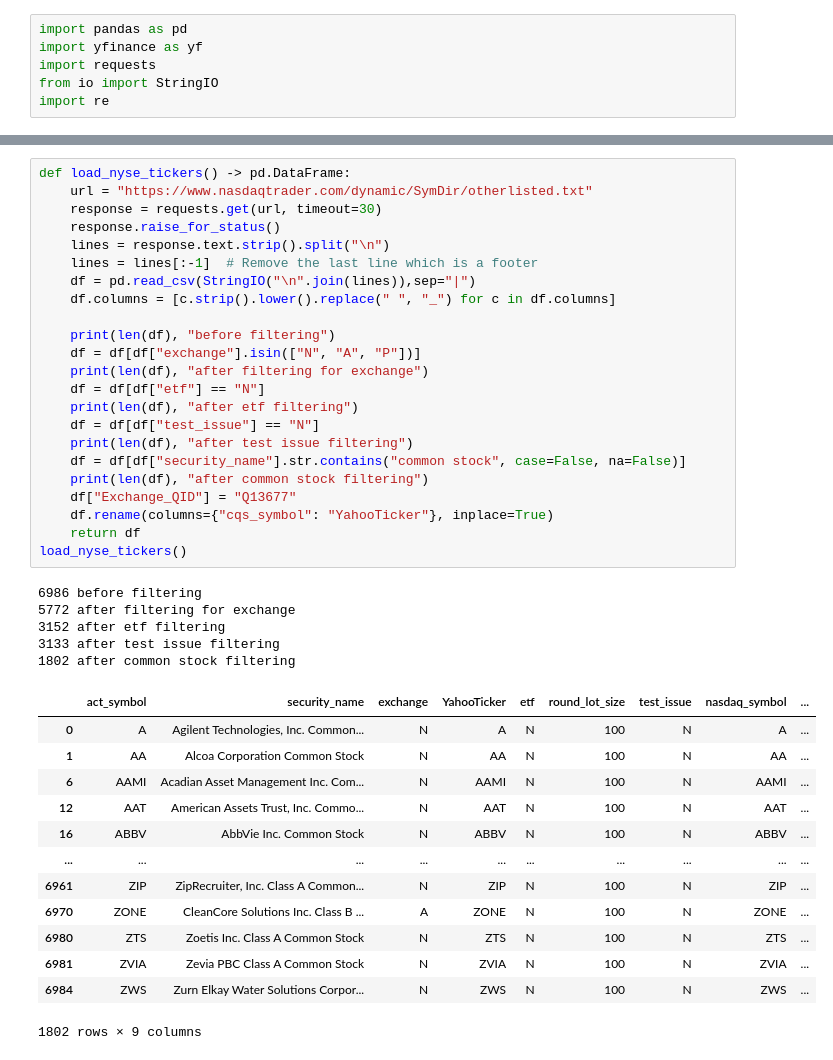
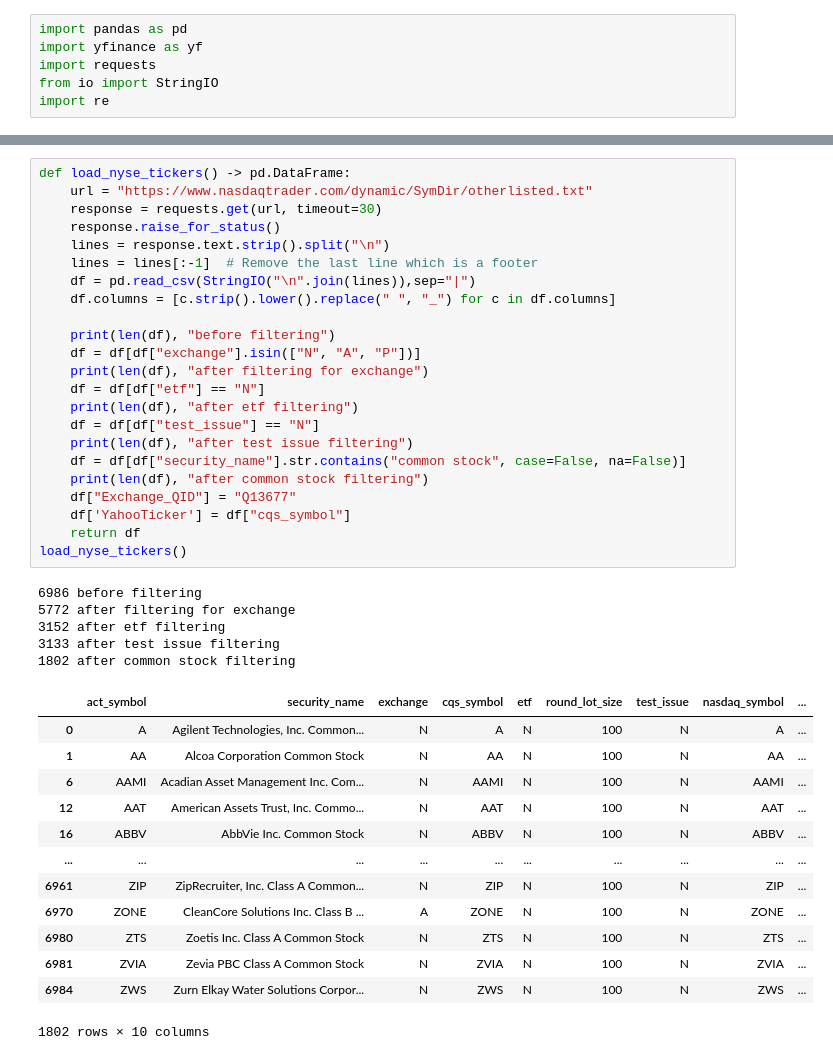
Before and after one commit to KonradSchumacher/DivAnalysisGNN, a Jupyter notebook: get_tickers.ipynb, the cells around one changed output, grey strips where cells are left out. Cells and saved outputs as stored; diff of their text form.

```diff
--- a/get_tickers.ipynb
+++ b/get_tickers.ipynb
@@ -65,33 +49,33 @@ load_nasdaq_tickers()
 # %%
 def load_nyse_tickers() -> pd.DataFrame:
     url = "https://www.nasdaqtrader.com/dynamic/SymDir/otherlisted.txt"
     response = requests.get(url, timeout=30)
     response.raise_for_status()
     lines = response.text.strip().split("\n")
     lines = lines[:-1]  # Remove the last line which is a footer
     df = pd.read_csv(StringIO("\n".join(lines)),sep="|")
     df.columns = [c.strip().lower().replace(" ", "_") for c in df.columns]
 
     print(len(df), "before filtering")
     df = df[df["exchange"].isin(["N", "A", "P"])]
     print(len(df), "after filtering for exchange")
     df = df[df["etf"] == "N"]
     print(len(df), "after etf filtering")
     df = df[df["test_issue"] == "N"]
     print(len(df), "after test issue filtering")
     df = df[df["security_name"].str.contains("common stock", case=False, na=False)]
     print(len(df), "after common stock filtering")
     df["Exchange_QID"] = "Q13677"
-    df.rename(columns={"cqs_symbol": "YahooTicker"}, inplace=True)
+    df['YahooTicker'] = df["cqs_symbol"]
     return df
 load_nyse_tickers()
 # %% [output]
 6986 before filtering
 5772 after filtering for exchange
 3152 after etf filtering
 3133 after test issue filtering
 1802 after common stock filtering
-|  | act_symbol | security_name | exchange | YahooTicker | etf | round_lot_size | test_issue | nasdaq_symbol | ... |
+|  | act_symbol | security_name | exchange | cqs_symbol | etf | round_lot_size | test_issue | nasdaq_symbol | ... |
 | 0 | A | Agilent Technologies, Inc. Common... | N | A | N | 100 | N | A | ... |
 | 1 | AA | Alcoa Corporation Common Stock | N | AA | N | 100 | N | AA | ... |
 | 6 | AAMI | Acadian Asset Management Inc. Com... | N | AAMI | N | 100 | N | AAMI | ... |
@@ -103,7 +87,7 @@ load_nyse_tickers()
 | 6980 | ZTS | Zoetis Inc. Class A Common Stock | N | ZTS | N | 100 | N | ZTS | ... |
 | 6981 | ZVIA | Zevia PBC Class A Common Stock | N | ZVIA | N | 100 | N | ZVIA | ... |
 | 6984 | ZWS | Zurn Elkay Water Solutions Corpor... | N | ZWS | N | 100 | N | ZWS | ... |
-1802 rows × 9 columns
+1802 rows × 10 columns
 # %%
 def load_euronext_tickers() -> pd.DataFrame:
     url = "https://live.euronext.com/pd_es/data/stocks/download"
```
Also changed, not shown: parts of 7 cells of this notebook, 6 other files.
